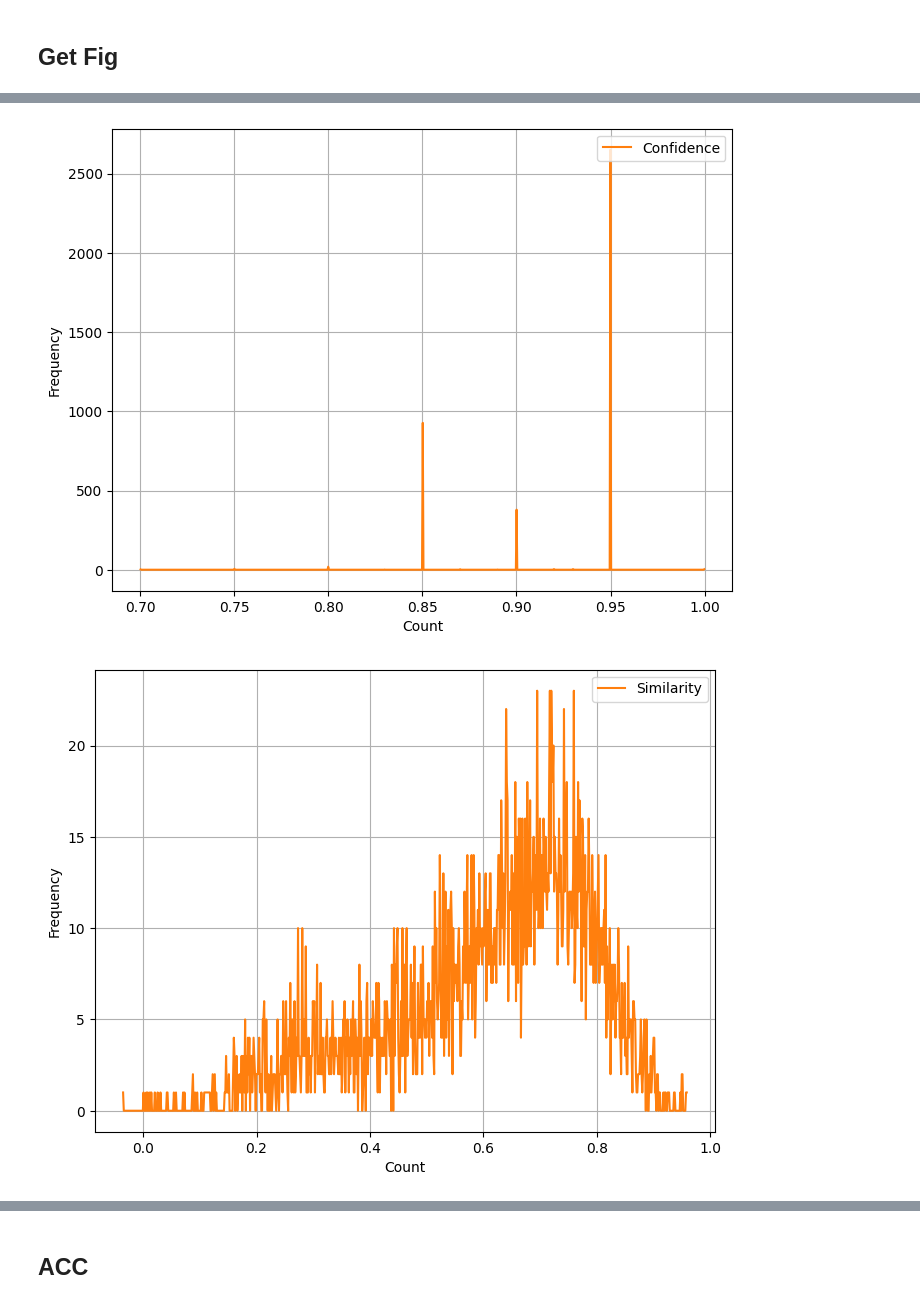
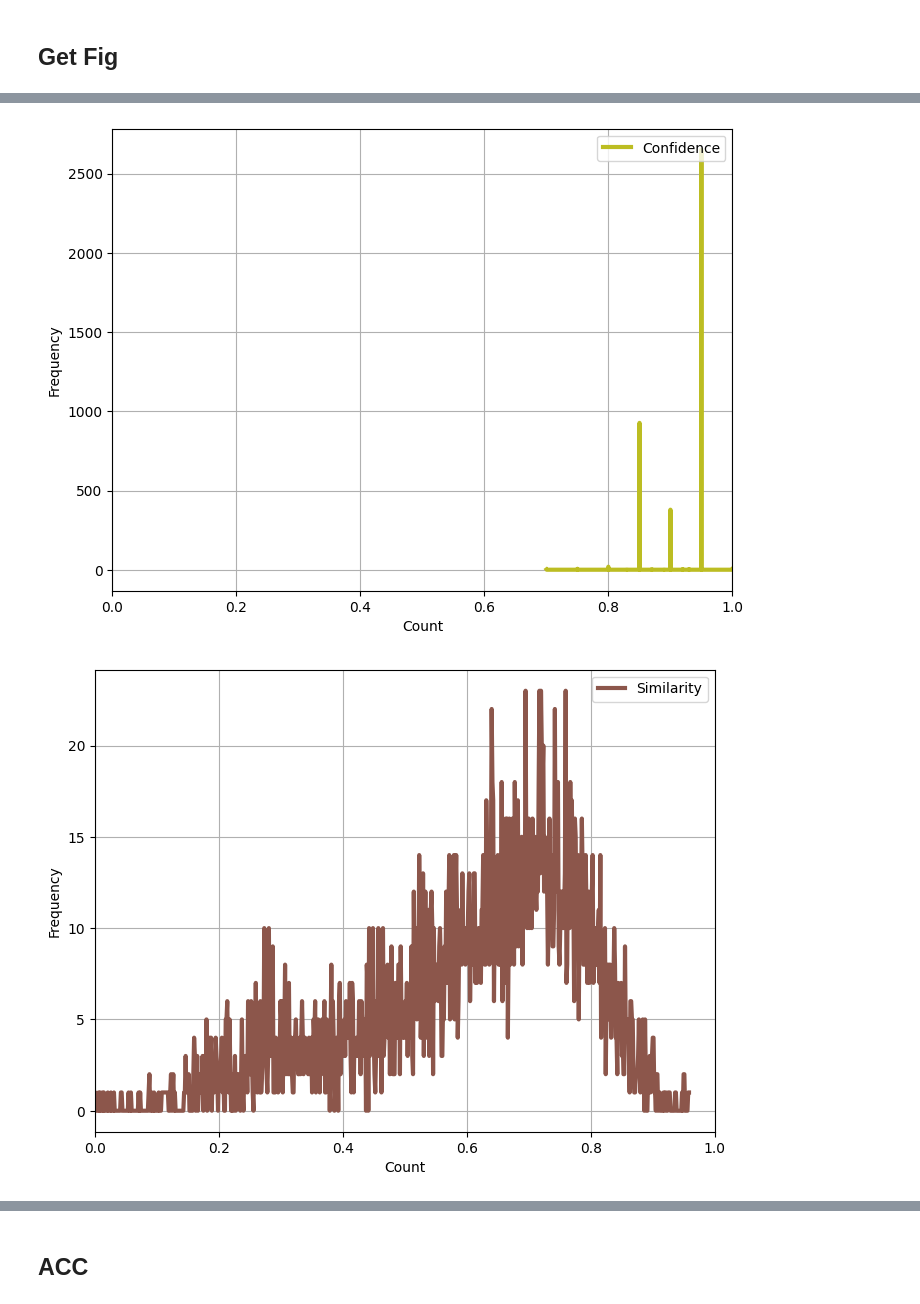
Before and after one commit to Qmaoboy/Confidence-is-all-you-need, a Jupyter notebook: pre_experiment.ipynb, the cells around one changed output, grey strips where cells are left out. Saved outputs shown, nothing was run; the diff lists cells and outputs as text; code cells hidden in the pictures.

```diff
--- a/pre_experiment.ipynb
+++ b/pre_experiment.ipynb
@@ -315,12 +315,12 @@ def show_plot_graph(vector,title,File_name,stretagy="",sim="",datafile_name="",l
     # 計算每個柱的中心點
     bin_centers = (bin_edges[:-1] + bin_edges[1:]) / 2
     # plt.hist(vector, bins=30, alpha=0.3, color='gray', edgecolor='black')
-    plt.plot(bin_centers,counts, marker='',linestyle='-', color=colors[random.randint(0,len(colors)-1)],label=label)
+    plt.plot(bin_centers,counts, marker='',linestyle='-', color=colors[random.randint(0,len(colors)-1)],label=label,linewidth=3)
     # Add a title and labels
     # plt.title(f'{title}')
     plt.xlabel('Count')
     plt.ylabel('Frequency')
-    # plt.ylim(0,1)
+    plt.xlim(0,1)
     # Add a grid
     plt.grid(True)
     plt.legend(loc='upper right')
@@ -392,2 +392,2 @@ AUROC 0.5038863556481309
-[figure, old version]
+[figure, new version]
-[figure, old version]
+[figure, new version]
```
Also changed, not shown: parts of 1 cell of this notebook, 12 other files.
